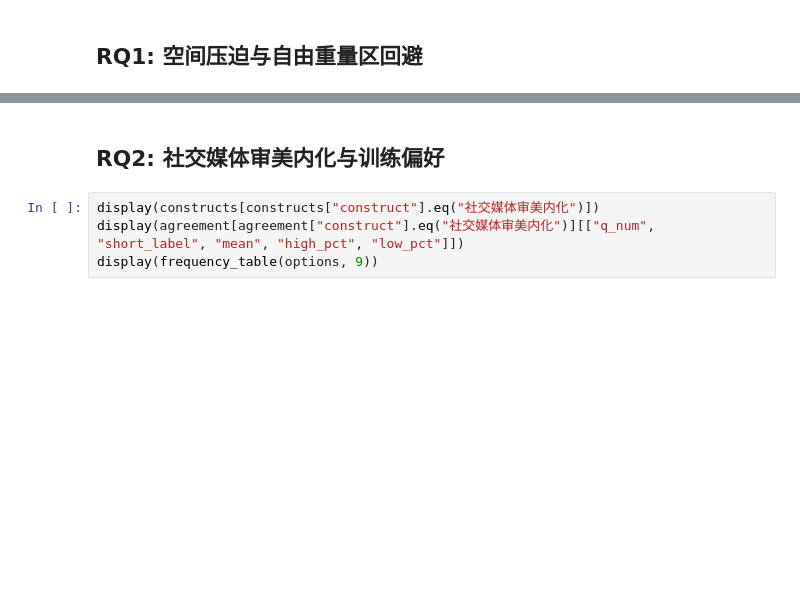
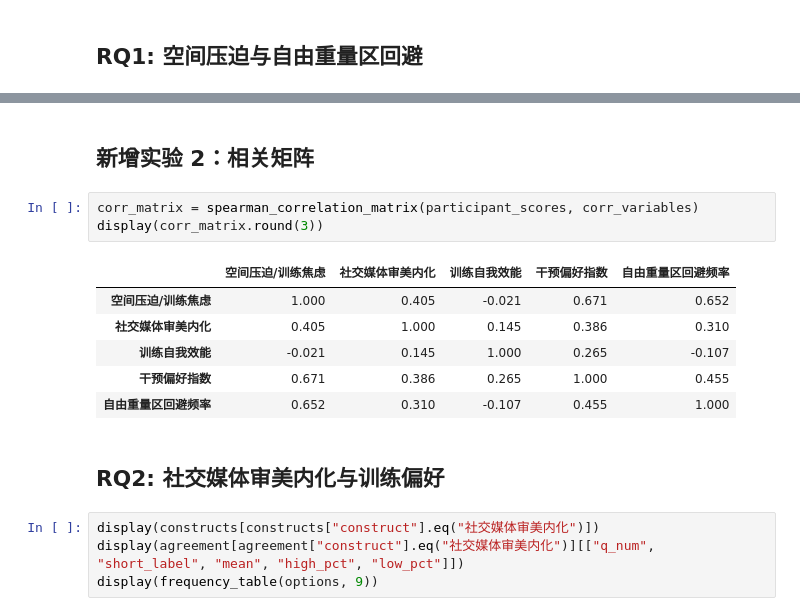
Before and after one commit to pheonix2006/ucug1808-gendered-gym-space, a Jupyter notebook: notebooks/04_inferential_analysis.ipynb, the cells around one changed output, grey strips where cells are left out. Cells and saved outputs as stored; diff of their text form; blank space fills up the shorter version.

```diff
--- a/notebooks/04_inferential_analysis.ipynb
+++ b/notebooks/04_inferential_analysis.ipynb
@@ -63,3 +106,15 @@ display(frequency_table(options, 17))
+# %% [markdown]
+## 新增实验 2：相关矩阵
+# %%
+corr_matrix = spearman_correlation_matrix(participant_scores, corr_variables)
+display(corr_matrix.round(3))
+# %% [output]
+|  | 空间压迫/训练焦虑 | 社交媒体审美内化 | 训练自我效能 | 干预偏好指数 | 自由重量区回避频率 |
+| 空间压迫/训练焦虑 | 1.000 | 0.405 | -0.021 | 0.671 | 0.652 |
+| 社交媒体审美内化 | 0.405 | 1.000 | 0.145 | 0.386 | 0.310 |
+| 训练自我效能 | -0.021 | 0.145 | 1.000 | 0.265 | -0.107 |
+| 干预偏好指数 | 0.671 | 0.386 | 0.265 | 1.000 | 0.455 |
+| 自由重量区回避频率 | 0.652 | 0.310 | -0.107 | 0.455 | 1.000 |
 # %% [markdown]
 ## RQ2: 社交媒体审美内化与训练偏好
 # %%
```
Also changed, not shown: parts of 8 cells of this notebook, 42 other files.
